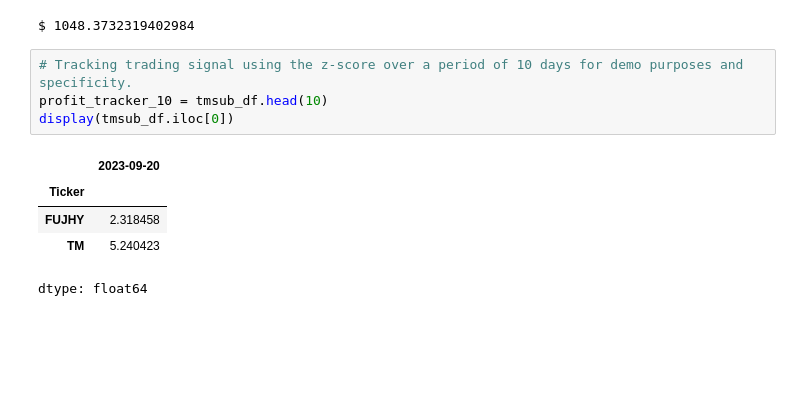
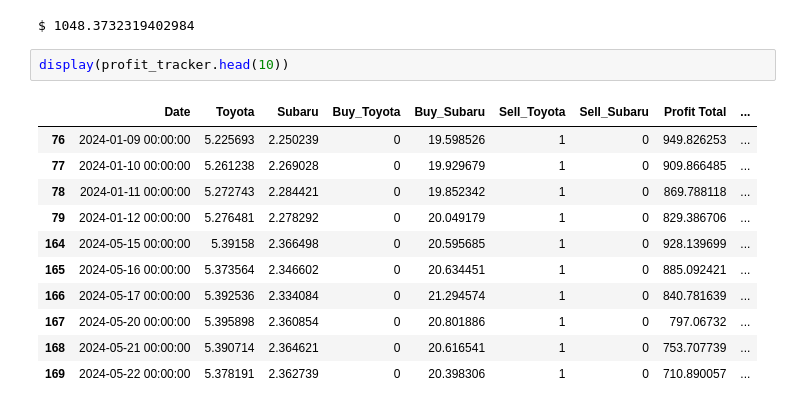
Before and after one commit to victoria-uriostegui/Pairs-Trading-Repo-ED-VU-Fall-24-, a Jupyter notebook: pairs_trading.ipynb, the cells around one changed output. Saved outputs shown, nothing was run; the diff lists cells and outputs as text; blank space fills up the shorter version.

Commit message:
adjusted trade signal function to update profit_tracker df

```diff
--- a/pairs_trading.ipynb
+++ b/pairs_trading.ipynb
@@ -434,13 +469,17 @@ def trade_action(stock_1, stock_2):
 print("$",trade_action(tmsub_df['TM'].to_numpy(), tmsub_df['FUJHY'].to_numpy()))
 # %% [output]
 $ 1048.3732319402984
-# %%
-# Tracking trading signal using the z-score over a period of 10 days for demo purposes and specificity.
-profit_tracker_10 = tmsub_df.head(10)
-display(tmsub_df.iloc[0])
-# %% [output]
-|  | 2023-09-20 |
-| Ticker |  |
-| FUJHY | 2.318458 |
-| TM | 5.240423 |
-dtype: float64
+# %%
+display(profit_tracker.head(10))
+# %% [output]
+|  | Date | Toyota | Subaru | Buy_Toyota | Buy_Subaru | Sell_Toyota | Sell_Subaru | Profit Total | ... |
+| 76 | 2024-01-09 00:00:00 | 5.225693 | 2.250239 | 0 | 19.598526 | 1 | 0 | 949.826253 | ... |
+| 77 | 2024-01-10 00:00:00 | 5.261238 | 2.269028 | 0 | 19.929679 | 1 | 0 | 909.866485 | ... |
+| 78 | 2024-01-11 00:00:00 | 5.272743 | 2.284421 | 0 | 19.852342 | 1 | 0 | 869.788118 | ... |
+| 79 | 2024-01-12 00:00:00 | 5.276481 | 2.278292 | 0 | 20.049179 | 1 | 0 | 829.386706 | ... |
+| 164 | 2024-05-15 00:00:00 | 5.39158 | 2.366498 | 0 | 20.595685 | 1 | 0 | 928.139699 | ... |
+| 165 | 2024-05-16 00:00:00 | 5.373564 | 2.346602 | 0 | 20.634451 | 1 | 0 | 885.092421 | ... |
+| 166 | 2024-05-17 00:00:00 | 5.392536 | 2.334084 | 0 | 21.294574 | 1 | 0 | 840.781639 | ... |
+| 167 | 2024-05-20 00:00:00 | 5.395898 | 2.360854 | 0 | 20.801886 | 1 | 0 | 797.06732 | ... |
+| 168 | 2024-05-21 00:00:00 | 5.390714 | 2.364621 | 0 | 20.616541 | 1 | 0 | 753.707739 | ... |
+| 169 | 2024-05-22 00:00:00 | 5.378191 | 2.362739 | 0 | 20.398306 | 1 | 0 | 710.890057 | ... |
```
Also changed, not shown: parts of 3 cells of this notebook.
